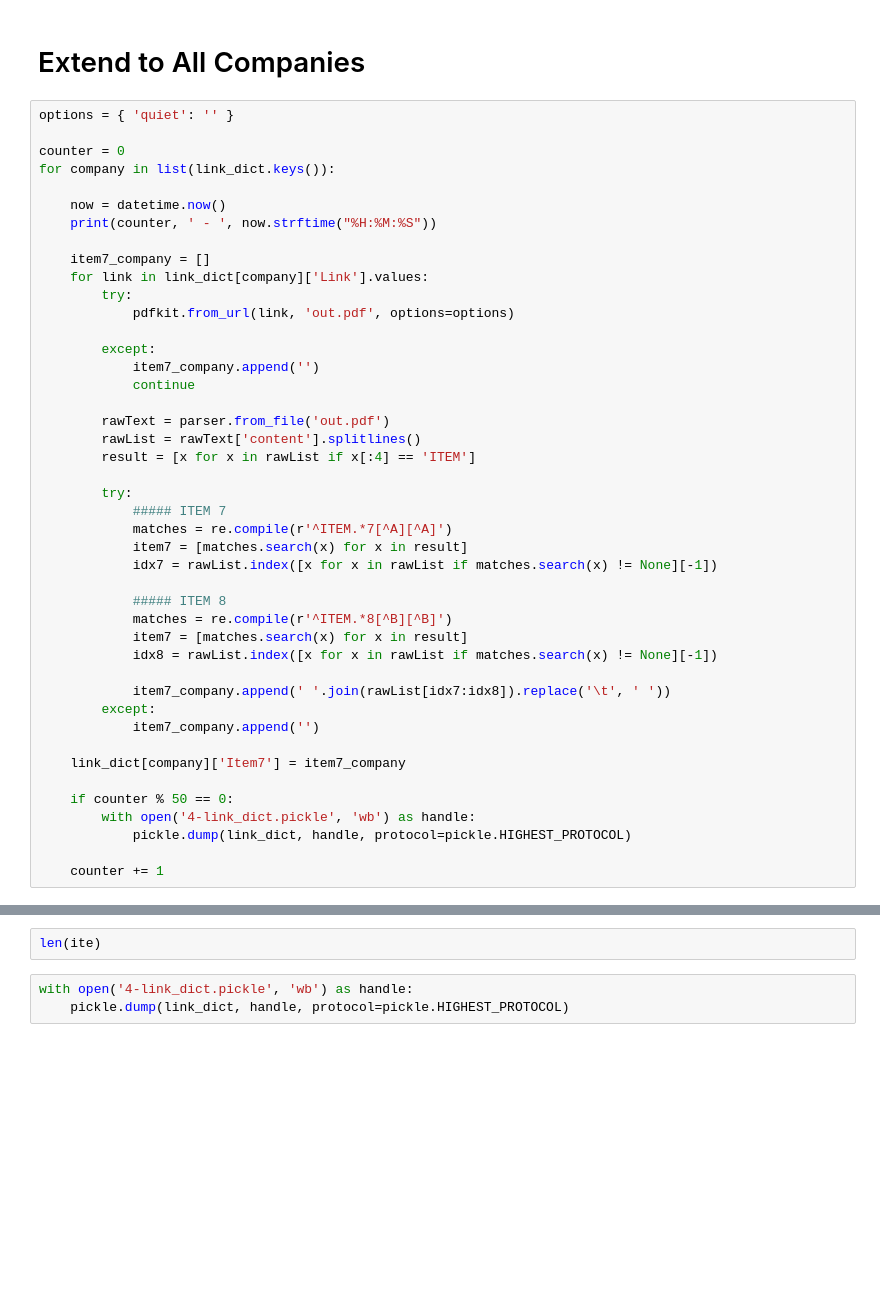
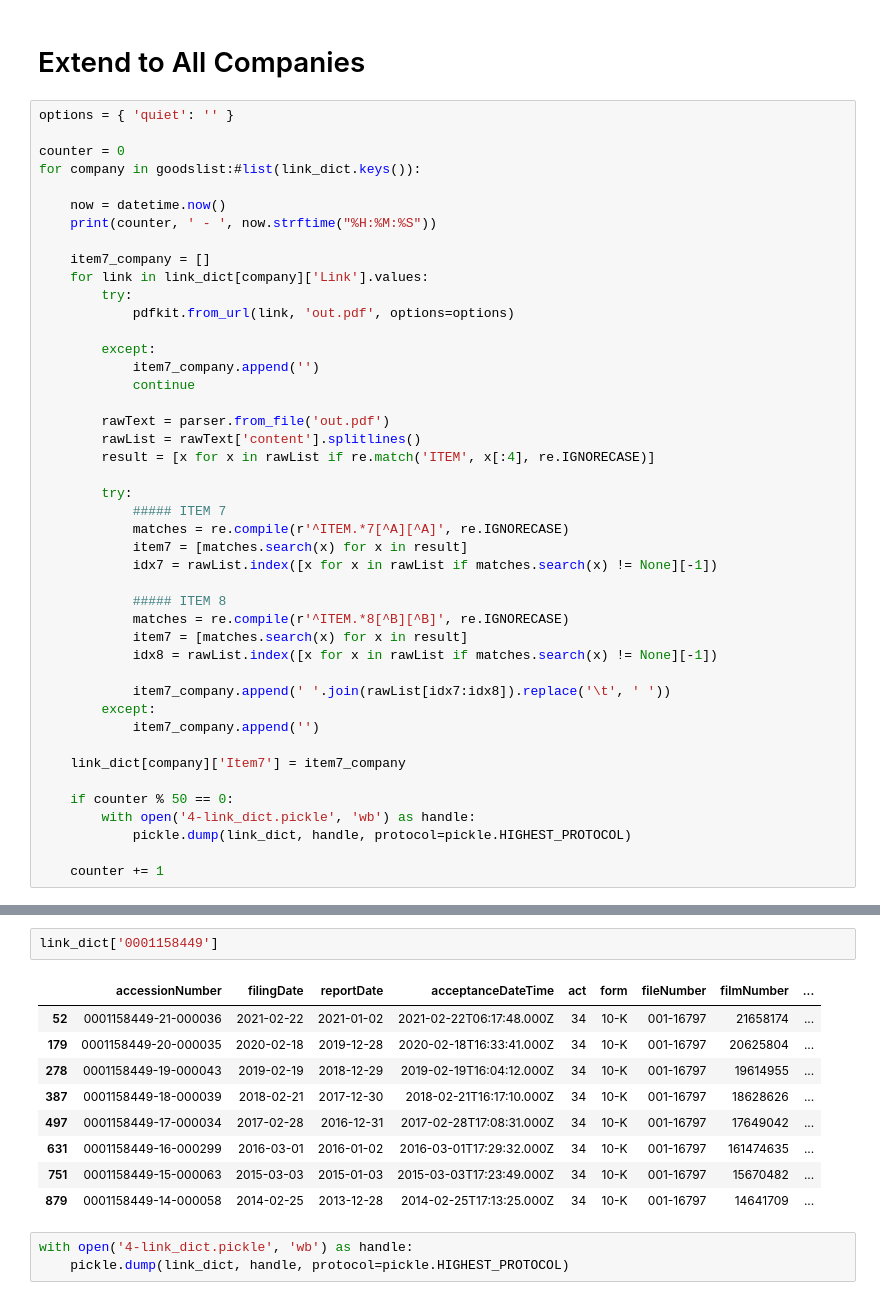
Before and after one commit to lkrenn/SP500_NLP_Project, a Jupyter notebook: Step1-Data/3-document_segmentation.ipynb, the cells around one changed output, grey strips where cells are left out. Saved outputs shown, nothing was run; the diff lists cells and outputs as text; blank space fills up the shorter version.

```diff
--- a/Step1-Data/3-document_segmentation.ipynb
+++ b/Step1-Data/3-document_segmentation.ipynb
@@ -452,7 +452,7 @@ link_dict['0000006201']
 options = { 'quiet': '' }
 
 counter = 0
-for company in list(link_dict.keys()):
+for company in goodslist:#list(link_dict.keys()):
 
     now = datetime.now()
     print(counter, ' - ', now.strftime("%H:%M:%S"))
@@ -468,16 +468,16 @@ for company in list(link_dict.keys()):
 
         rawText = parser.from_file('out.pdf')
         rawList = rawText['content'].splitlines()
-        result = [x for x in rawList if x[:4] == 'ITEM']
+        result = [x for x in rawList if re.match('ITEM', x[:4], re.IGNORECASE)]
 
         try:
             ##### ITEM 7
-            matches = re.compile(r'^ITEM.*7[^A][^A]')
+            matches = re.compile(r'^ITEM.*7[^A][^A]', re.IGNORECASE)
             item7 = [matches.search(x) for x in result]
             idx7 = rawList.index([x for x in rawList if matches.search(x) != None][-1])
 
             ##### ITEM 8
-            matches = re.compile(r'^ITEM.*8[^B][^B]')
+            matches = re.compile(r'^ITEM.*8[^B][^B]', re.IGNORECASE)
             item7 = [matches.search(x) for x in result]
             idx8 = rawList.index([x for x in rawList if matches.search(x) != None][-1])
 
@@ -513,5 +513,15 @@ for company in list(link_dict.keys()):
-# %%
-len(ite)
+# %%
+link_dict['0001158449']
+# %% [output]
+|  | accessionNumber | filingDate | reportDate | acceptanceDateTime | act | form | fileNumber | filmNumber | ... |
+| 52 | 0001158449-21-000036 | 2021-02-22 | 2021-01-02 | 2021-02-22T06:17:48.000Z | 34 | 10-K | 001-16797 | 21658174 | ... |
+| 179 | 0001158449-20-000035 | 2020-02-18 | 2019-12-28 | 2020-02-18T16:33:41.000Z | 34 | 10-K | 001-16797 | 20625804 | ... |
+| 278 | 0001158449-19-000043 | 2019-02-19 | 2018-12-29 | 2019-02-19T16:04:12.000Z | 34 | 10-K | 001-16797 | 19614955 | ... |
+| 387 | 0001158449-18-000039 | 2018-02-21 | 2017-12-30 | 2018-02-21T16:17:10.000Z | 34 | 10-K | 001-16797 | 18628626 | ... |
+| 497 | 0001158449-17-000034 | 2017-02-28 | 2016-12-31 | 2017-02-28T17:08:31.000Z | 34 | 10-K | 001-16797 | 17649042 | ... |
+| 631 | 0001158449-16-000299 | 2016-03-01 | 2016-01-02 | 2016-03-01T17:29:32.000Z | 34 | 10-K | 001-16797 | 161474635 | ... |
+| 751 | 0001158449-15-000063 | 2015-03-03 | 2015-01-03 | 2015-03-03T17:23:49.000Z | 34 | 10-K | 001-16797 | 15670482 | ... |
+| 879 | 0001158449-14-000058 | 2014-02-25 | 2013-12-28 | 2014-02-25T17:13:25.000Z | 34 | 10-K | 001-16797 | 14641709 | ... |
 # %%
 with open('4-link_dict.pickle', 'wb') as handle:
     pickle.dump(link_dict, handle, protocol=pickle.HIGHEST_PROTOCOL)
```
Also changed, not shown: parts of 4 cells of this notebook, 4 other files.
